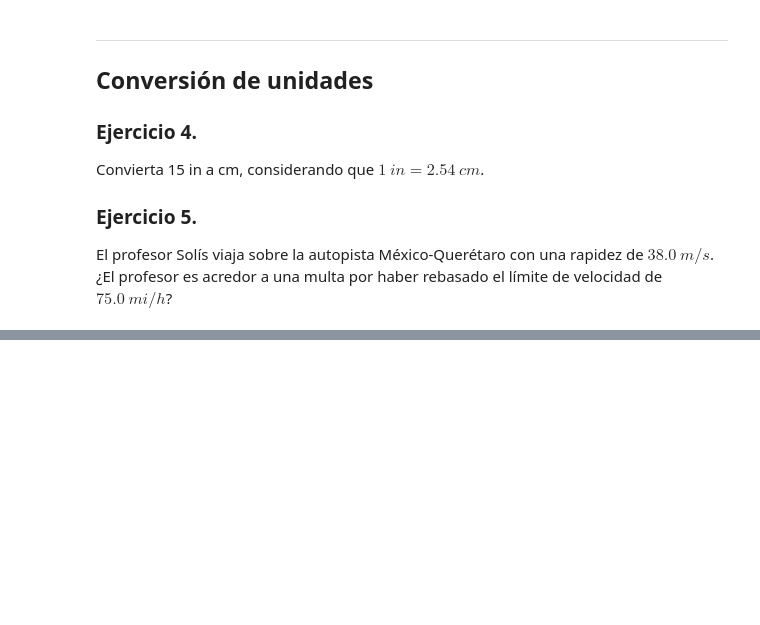
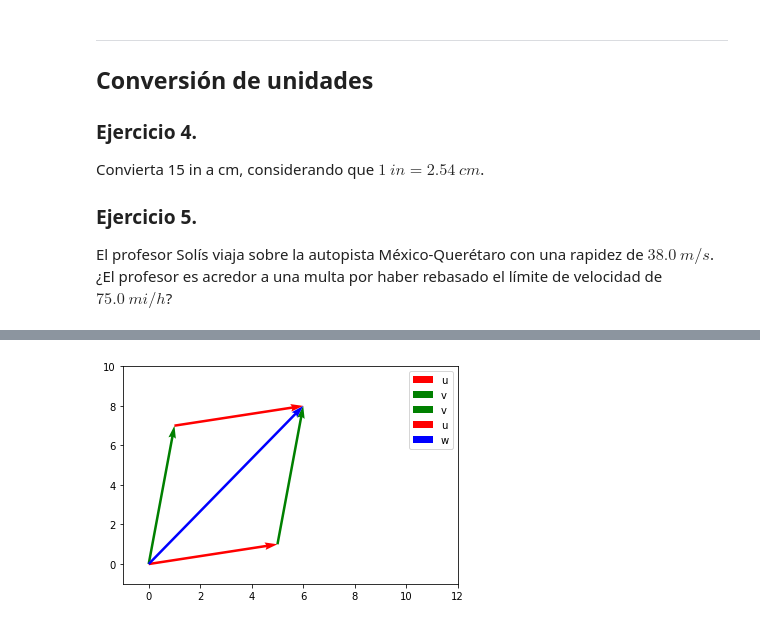
Before and after one commit to jesolisp/MEC_CLAS_2022_2, a Jupyter notebook: UI/Unidad_I.ipynb, the cells around one changed output, grey strips where cells are left out. Saved outputs shown, nothing was run; the diff lists cells and outputs as text; code cells hidden in the pictures; blank space fills up the shorter version.

```diff
--- a/UI/Unidad_I.ipynb
+++ b/UI/Unidad_I.ipynb
@@ -139,0 +248,12 @@ El profesor Solís viaja sobre la autopista México-Querétaro con una rapidez d
+# %%
+plt.quiver(0,0,5,1, angles='xy', scale_units='xy', scale=1, color='r', label = 'u')
+plt.quiver(5,1,1,7, angles='xy', scale_units='xy', scale=1, color='g', label = 'v')
+plt.quiver(0,0,1,7, angles='xy', scale_units='xy', scale=1, color='g', label = 'v')
+plt.quiver(1,7,5,1, angles='xy', scale_units='xy', scale=1, color='r', label = 'u')
+plt.quiver(0,0,6,8, angles='xy', scale_units='xy', scale=1, color='b', label = 'w')
+plt.xlim(-1, 12)
+plt.ylim(-1, 10)
+plt.legend()
+plt.show()
+# %% [output]
+[figure, added]
```
Also changed, not shown: parts of 23 cells of this notebook.
